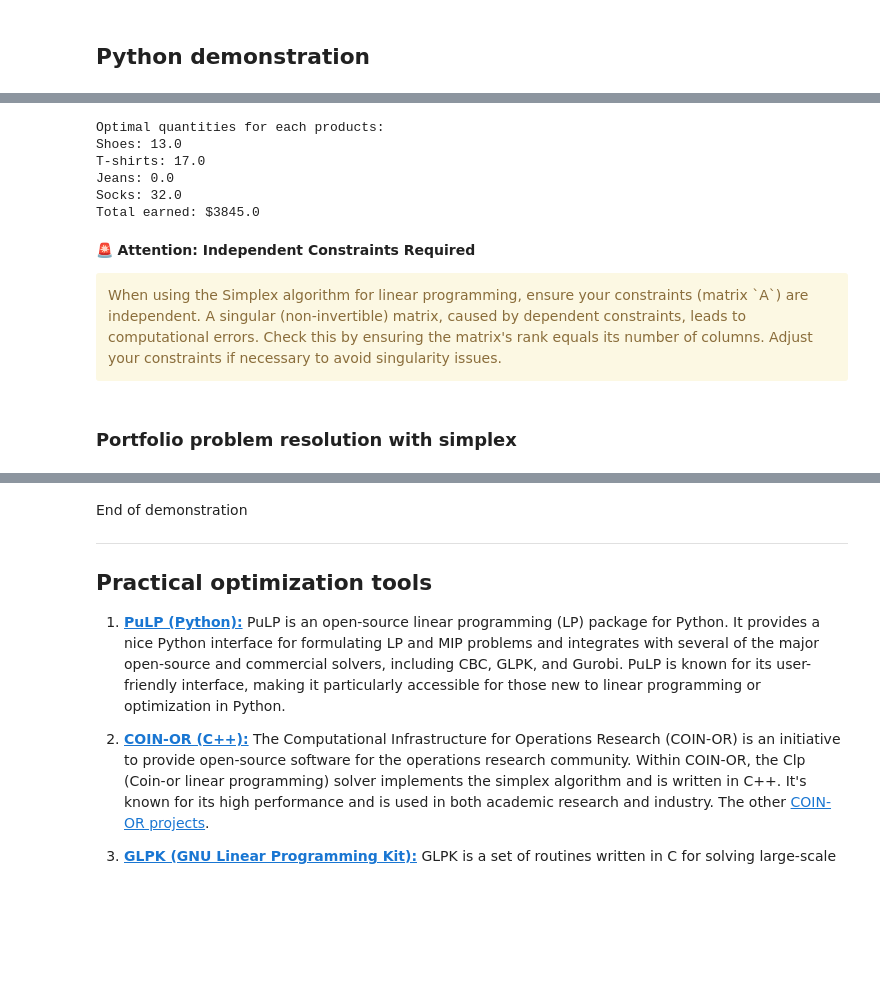
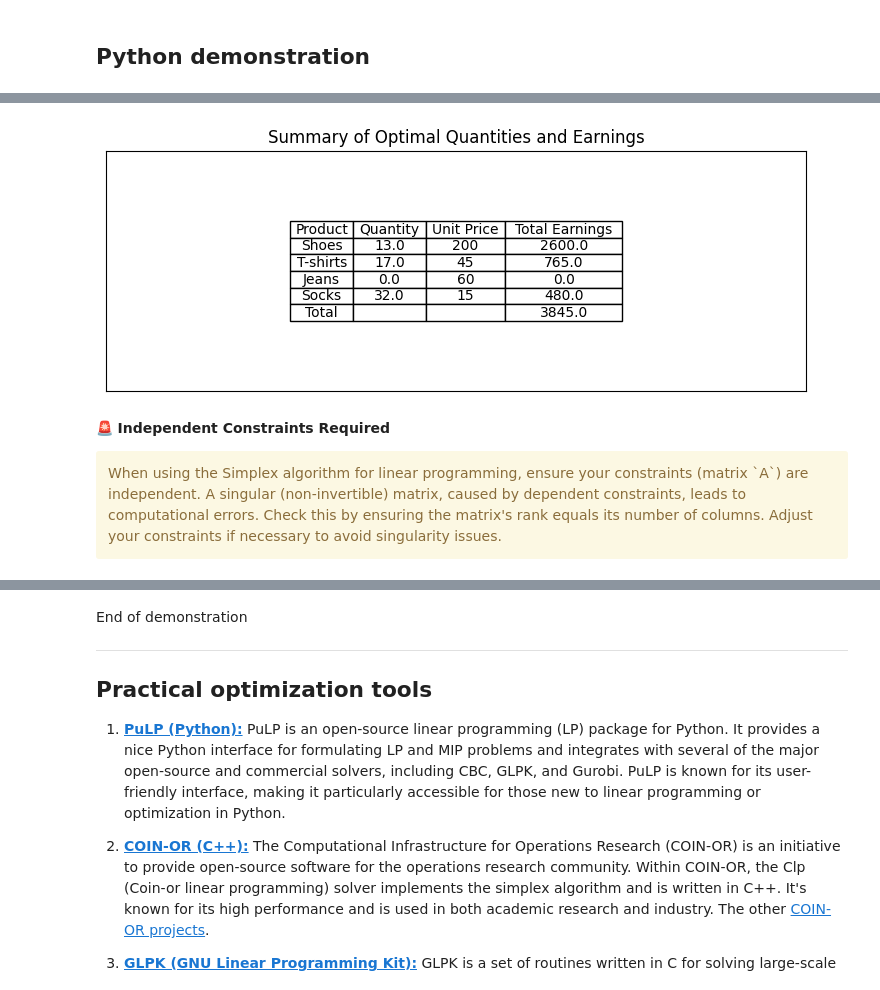
Before and after one commit to MaloLM/optimization-algorithms-guide, a Jupyter notebook: algorithms/deterministic mathematical optimization/Simplex algorithm.ipynb, the cells around one changed output, grey strips where cells are left out. Saved outputs shown, nothing was run; the diff lists cells and outputs as text; code cells hidden in the pictures; blank space fills up the shorter version.

```diff
--- a/algorithms/deterministic mathematical optimization/Simplex algorithm.ipynb
+++ b/algorithms/deterministic mathematical optimization/Simplex algorithm.ipynb
@@ -97,6 +102,7 @@ Maximize total profit.
 - In a real scenario, you would also need to manage aspects such as the selection of the entering and leaving variables, degenerate cases, and unbounded solutions in the implementation of the simplex.
 # %%
 import numpy as np
+import matplotlib.pyplot as plt
 
 def simplex(A, b, c):
     nrows, ncols = A.shape
@@ -108,75 +114,73 @@ def simplex(A, b, c):
 
     while True:
         X[basis] = np.dot(B_inv, b)
-
-        # Assurer que les quantités sont positives ou nulles
         X = np.maximum(X, 0)
 
         reduced_costs = c - np.dot(np.dot(c[basis], B_inv), A)
         if all(reduced_cost >= 0 for reduced_cost in reduced_costs):
-            # Vérifier à nouveau les quantités avant de retourner le résultat
             rounded_solution = np.maximum(np.round(X), 0)
             return rounded_solution
 
         entering = np.where(reduced_costs < 0)[0][0]
         delta = np.dot(B_inv, A[:, entering])
         if all(d <= 0 for d in delta):
             raise Exception("Problem is unbounded.")
 
         ratios = [X[basis_var]/delta_var for basis_var, delta_var in zip(range(ncols), delta) if delta_var > 0]
         leaving = np.where(basis)[0][np.argmin(ratios)]
 
         basis[leaving] = False
         basis[entering] = True
         B_inv = np.linalg.inv(A[:, basis])
 
-# Define product names corresponding to variables
+# Define product names and other parameters
 product_names = ["Shoes", "T-shirts", "Jeans", "Socks"]
-
-# Define the coefficients for the objective function (profits)
-c = np.array([200, 45, 60, 15])
-
-# Define the matrix of coefficients for the constraints
+c = np.array([200, 45, 60, 15]) # products prices
 A = np.array([
-# the quantities and materials are not intended to be realistic
-    [5, 3, 4, 2],  # Leather, for example, you need 5 units of leather to make shoes while uou need 2 units to maje a jean.
-    [2, 3, 0, 2],  # Plastic
-    [1, 2, 3, 4]   # Cotton
-])
-
-# Define the right-hand side of the constraints (resource availability)
-b = np.array([100, 90, 120])
+    [5, 3, 4, 2],
+    [2, 3, 0, 2],
+    [1, 2, 3, 4]
+    ]) # Required Resources per Unit
+b = np.array([100, 90, 120]) # Available ressources
 
 # Solve the linear programming problem
-optimal_values = simplex(A, b, -c)  # Negate c for maximization
+optimal_values = simplex(A, b, -c)
+optimal_quantities = dict(zip(product_names, optimal_values))
+product_prices = dict(zip(product_names, c))
+total_earned = sum(optimal_quantities[product] * product_prices[product] for product in product_names)
 
-# Associate optimal values with product names
-optimal_quantities = dict(zip(product_names, optimal_values))
+# Prepare data for the summary table
+products = list(optimal_quantities.keys())
+quantities = [optimal_quantities[product] for product in products]
+prices = [product_prices[product] for product in products]
+earnings = [quantities[i] * prices[i] for i in range(len(products))]
 
-# Associate price with product names
-product_prices = dict(zip(product_names, c))
-total_earned = 0
 
-print("Optimal quantities for each products:")
-for product, quantity in optimal_quantities.items():
-    price = product_prices[product]
 
-    total_earned += quantity * price
-    print(f"{product}: {quantity}")
+### Plotting
 
-print(f"Total earned: ${total_earned}")
+# Creating the summary table using Matplotlib
+fig, ax = plt.subplots()
+fig.set_size_inches(10, 4)
+plt.subplots_adjust(left=0.1, right=0.8, top=0.8, bottom=0.2)
+
+ax.xaxis.set_visible(False)
+ax.yaxis.set_visible(False)
+table_data = [["Product", "Quantity", "Unit Price", "Total Earnings"]] + \
+             [[products[i], quantities[i], prices[i], earnings[i]] for i in range(len(products))] + \
+             [["Total", "", "", total_earned]]
+table = ax.table(cellText=table_data, loc='center', cellLoc='center')
+
+table.auto_set_font_size(False)
+table.set_fontsize(10)
+table.auto_set_column_width(col=list(range(len(table_data[0]))))
+plt.title("Summary of Optimal Quantities and Earnings")
+plt.show()
 # %% [output]
-Optimal quantities for each products:
-Shoes: 13.0
-T-shirts: 17.0
-Jeans: 0.0
-Socks: 32.0
-Total earned: $3845.0
+[figure, added]
 # %% [markdown]
-🚨 **Attention: Independent Constraints Required**
+🚨 **Independent Constraints Required**
 
 <div class="alert alert-block alert-warning">
 When using the Simplex algorithm for linear programming, ensure your constraints (matrix `A`) are independent. A singular (non-invertible) matrix, caused by dependent constraints, leads to computational errors. Check this by ensuring the matrix's rank equals its number of columns. Adjust your constraints if necessary to avoid singularity issues.
 </div>
-# %% [markdown]
-### Portfolio problem resolution with simplex
```
Also changed, not shown: parts of 9 cells of this notebook, 26 other files.
